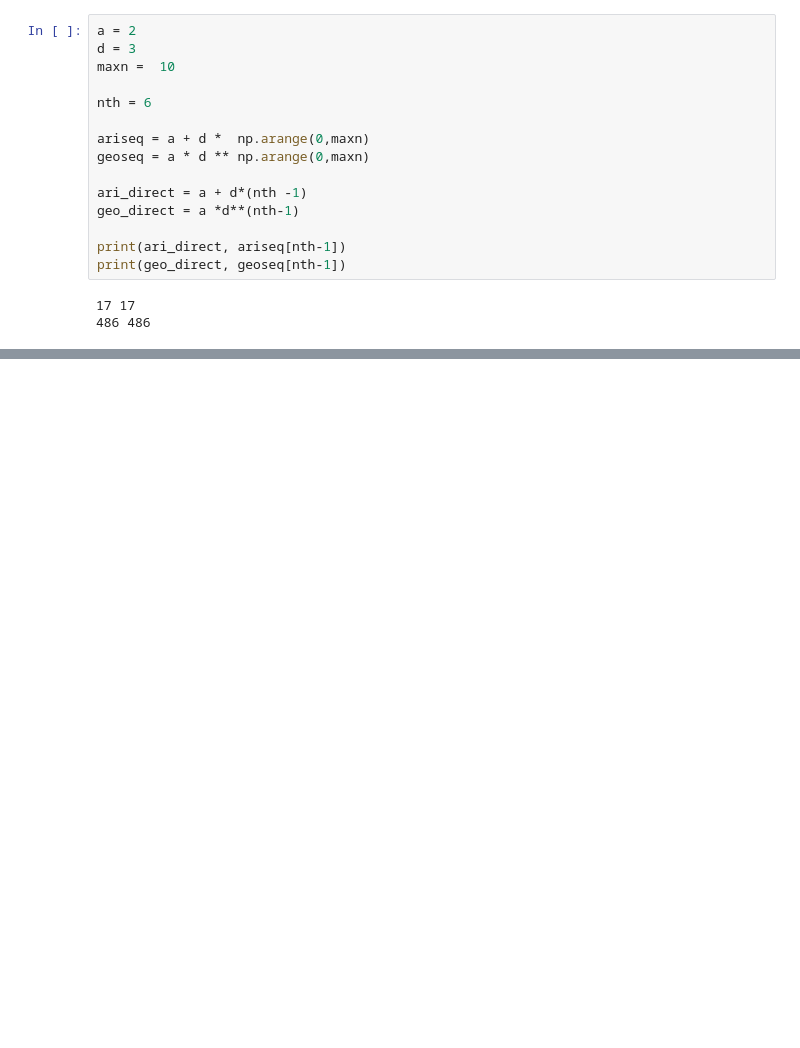
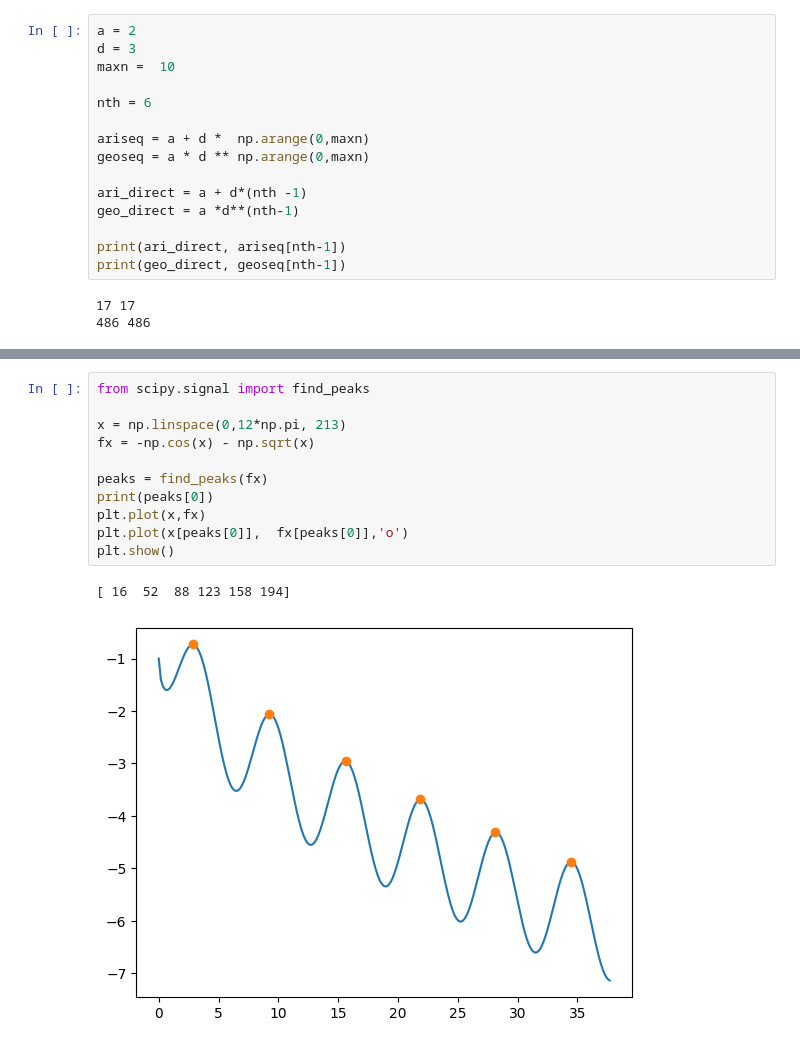
Before and after one commit to yaowenqiang/master_math_by_coding_in_python, a Jupyter notebook: differences.ipynb, the cells around one changed output, grey strips where cells are left out. Saved outputs shown, nothing was run; the diff lists cells and outputs as text; blank space fills up the shorter version.

```diff
--- a/differences.ipynb
+++ b/differences.ipynb
@@ -447,0 +550,14 @@ print(geo_direct, geoseq[nth-1])
+# %%
+from scipy.signal import find_peaks
+
+x = np.linspace(0,12*np.pi, 213)
+fx = -np.cos(x) - np.sqrt(x)
+
+peaks = find_peaks(fx)
+print(peaks[0])
+plt.plot(x,fx)
+plt.plot(x[peaks[0]],  fx[peaks[0]],'o')
+plt.show()
+# %% [output]
+[ 16  52  88 123 158 194]
+[figure, added]
```
Also changed, not shown: parts of 19 cells of this notebook, 1 other file.
